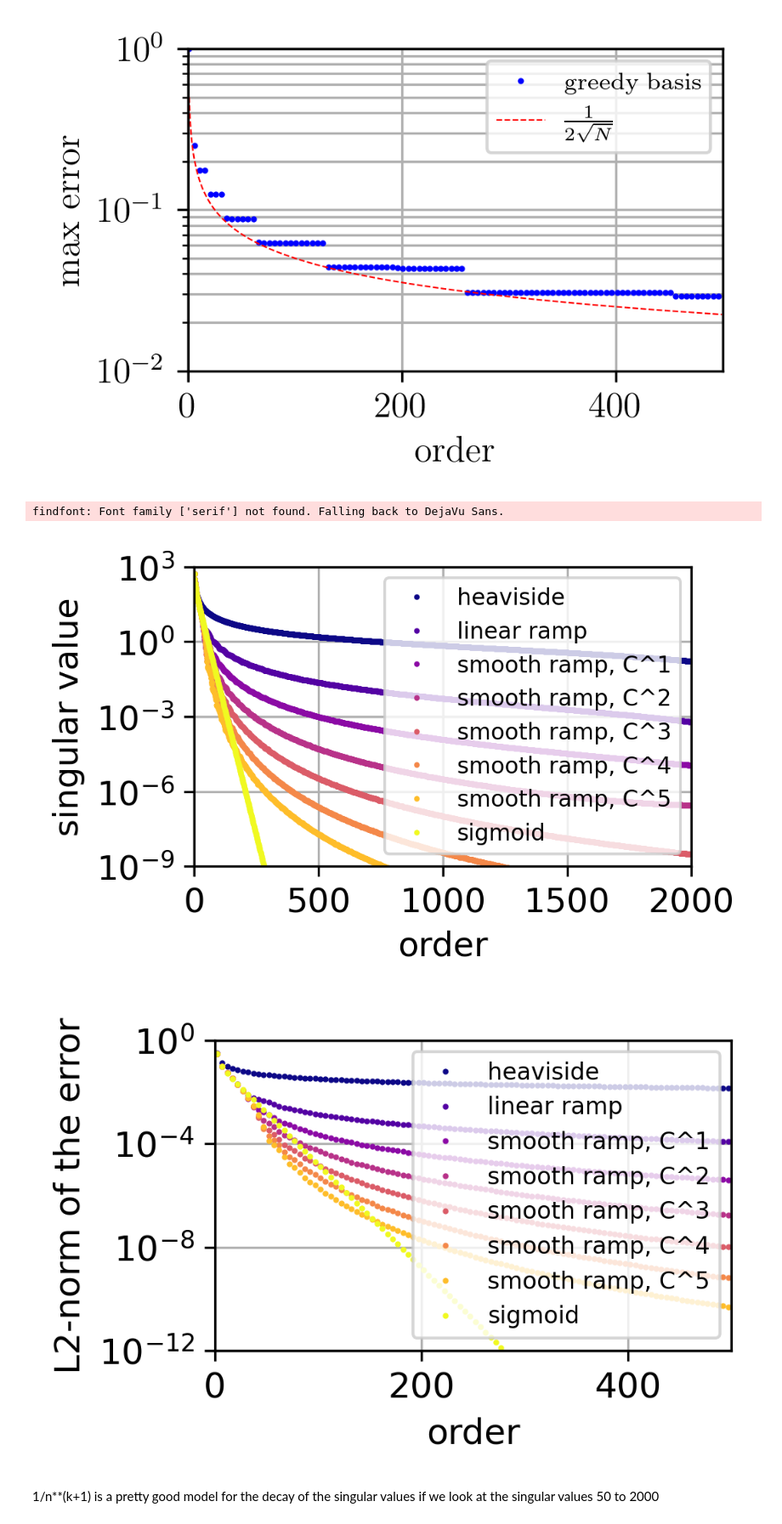
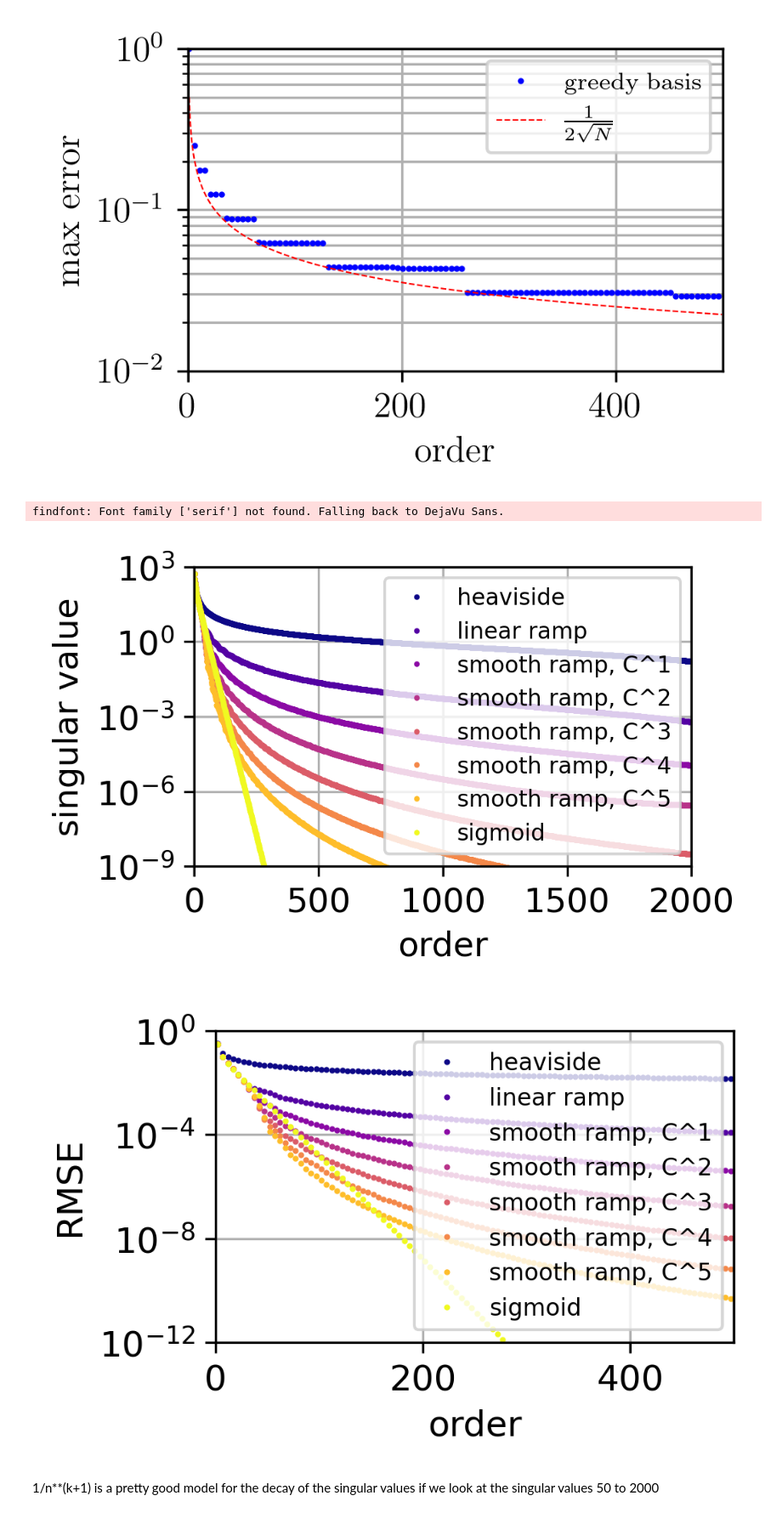
Before and after one commit to flabowski/n_widths_for_transport, a Jupyter notebook: plots for n-widths for transport problems .ipynb, the cells around one changed output. Shown at 85% size. Cells and saved outputs as stored; diff of their text form; code cells hidden in the pictures.

```diff
--- a/plots for n-widths for transport problems .ipynb
+++ b/plots for n-widths for transport problems .ipynb
@@ -52,13 +80,18 @@ mpl.rc('font', family='serif', size=12, serif='Computer Modern Roman')
 # %%
-results_path = "C:/Users/florianma/Dropbox/Kol-N-width-Oslo-Ulm/n_widths_for_transport/results/"
+delta_n = {}
+d_n = {}
 rmse = {}
 maxe = {}
 SVs = {}
 for j, bv_name in enumerate(["svd", "trigonometric", "greedy", "local neighbours average", "local pulse functions"]):
     print(bv_name)
+    delta_n[bv_name] = {}
+    d_n[bv_name] = {}
     rmse[bv_name] = {}
     maxe[bv_name] = {}
     for i, ic_name in enumerate(["heaviside", "linear ramp", "smooth ramp", "smooth ramp, C^1", "smooth ramp, C^2", "smooth ramp, C^3", "smooth ramp, C^4", "smooth ramp, C^5", "sigmoid"]):
+        delta_n[bv_name][ic_name] = np.load(results_path+"_delta_n_"+bv_name+"_"+ic_name+".npy")
+        d_n[bv_name][ic_name] = np.load(results_path+"_d_n_"+bv_name+"_"+ic_name+".npy")
         rmse[bv_name][ic_name] = np.load(results_path+"rmse_"+bv_name+"_"+ic_name+".npy")
         maxe[bv_name][ic_name] = np.load(results_path+"maxe_"+bv_name+"_"+ic_name+".npy")
 #for ic_name in ["smooth ramp, C^0", "smooth ramp, C^1", "smooth ramp, C^2", "smooth ramp, C^3", "sigmoid", "heaviside"]:
@@ -120,22 +243,21 @@ bv_name = "svd"
 ic_name = "heaviside"
 err = rmse[bv_name][ic_name]
 
+i = np.arange(1, 501)
 estimate1 = (2 / (n * np.pi**2))**.5
-i = n[1:]
-the_sum = np.cumsum(1/(2*i - 1)**2)
-estimate2 = (1/2 - 4/np.pi**2 * the_sum) **.5
+estimate2 = (1/2 - 4/np.pi**2 * np.cumsum(1/(2*i - 1)**2)) **.5
 lbl1 = r'$\sqrt {\left( \frac{2}{N \pi^2} \right)}$'
 lbl2 =  r'$\sqrt {\left( \frac{1}{2} - \frac{4}{\pi^2} \sum_{i=1}^N  \frac{1}{(2i-1)^2 } \right)}$'
 #lbl2 = r'\TeX\ is Number $\displaystyle\sum_{n=1}^\infty \frac{-e^{i\pi}}{2^n}$!'
 fig, ax = plt.subplots()
-ax.plot(err, "b.", ms=2, label="POD basis")
-ax.plot(estimate1, "k--", label=lbl1, lw=.5)
-ax.plot(estimate2, "r--", label=lbl2, lw=.5)
+ax.plot(i-1, err, "b.", ms=2, label="POD basis")
+ax.plot(i, estimate1, "k--", label=lbl1, lw=.5)
+ax.plot(i, estimate2, "r--", label=lbl2, lw=.5)
 plt.legend(prop={'size': 8})
 ax.set_yscale('log')
 plt.ylim([1e-2, 1])
 plt.xlim([0, 500])
-plt.xlabel("order")
-plt.ylabel("rmse")
+plt.xlabel(r'$N$')
+plt.ylabel(r'$|| R ||_{L_2}$')
 plt.grid(which="both")
 # %% [output]
@@ -177,35 +314,35 @@ for i, ic_name in enumerate(["heaviside", "linear ramp", "smooth ramp, C^1", "sm
 
 plt.legend(prop={'size': 8})
 ax.set_yscale('log')
 plt.ylim([1e-9, 1e3])
 plt.xlim([0, 2000])
 plt.xlabel("order")
 plt.ylabel("singular value")
 plt.grid(which="both")
 plt.show()
 
 
 plt.rcParams['text.usetex'] = False
 bv_name = "svd"
 n = np.arange(1, 501)
 fig, ax = plt.subplots()
 for i, ic_name in enumerate(["heaviside", "linear ramp", "smooth ramp, C^1", "smooth ramp, C^2", "smooth ramp, C^3", "smooth ramp, C^4", "smooth ramp, C^5", "sigmoid"]):
     r = rmse["svd"][ic_name].copy()
     l = r != 0
     plt.plot(n[l], r[l], "o", ms=1, color=cmap(i/7), label=ic_name)
 
 plt.legend(prop={'size': 8})
 ax.set_yscale('log')
 plt.ylim([1e-12, 1])
 plt.xlim([0, 500])
 plt.xlabel("order")
-plt.ylabel("L2-norm of the error")
+plt.ylabel("RMSE")  # L2-norm of the error
 plt.grid(which="both")
 plt.show()
 # %% [output]
 findfont: Font family ['serif'] not found. Falling back to DejaVu Sans.
 [figure]
-[figure, old version]
+[figure, new version]
 # %% [markdown]
 1/n**(k+1) is a pretty good model for the decay of the singular values if we look at the singular values 50 to 2000
 # %%
```
Also changed, not shown: parts of 14 cells of this notebook.
